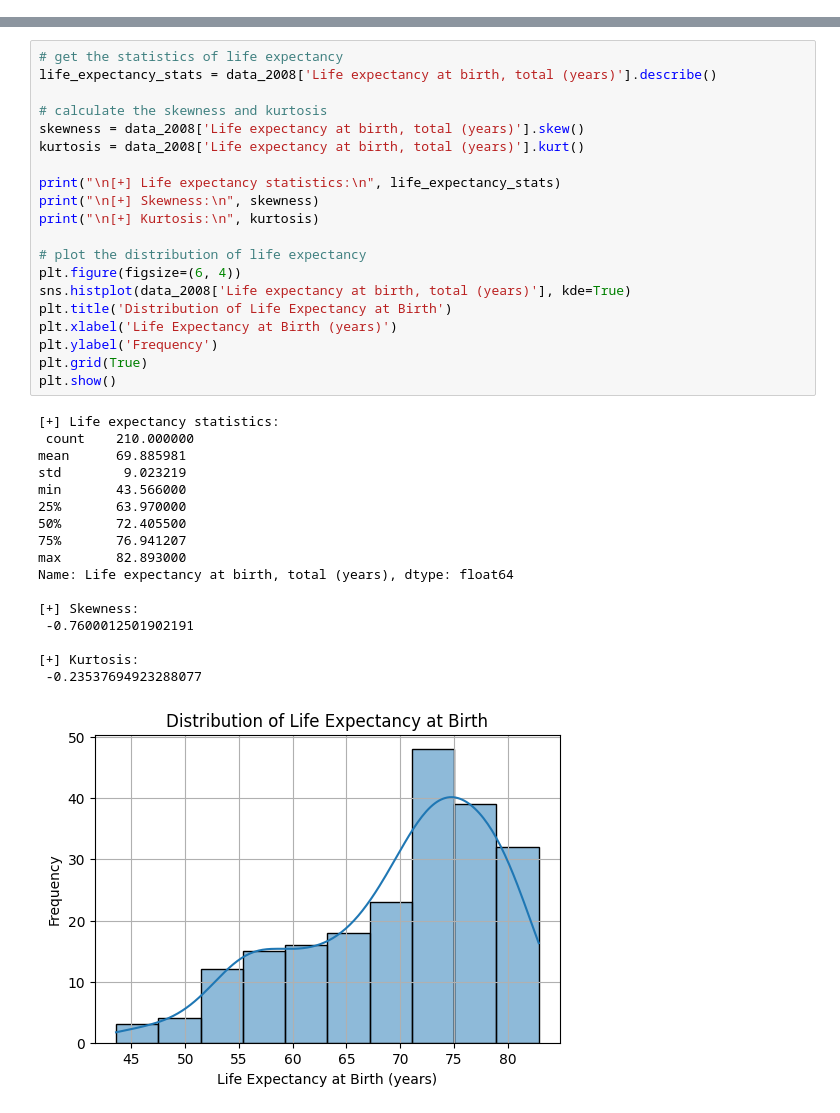
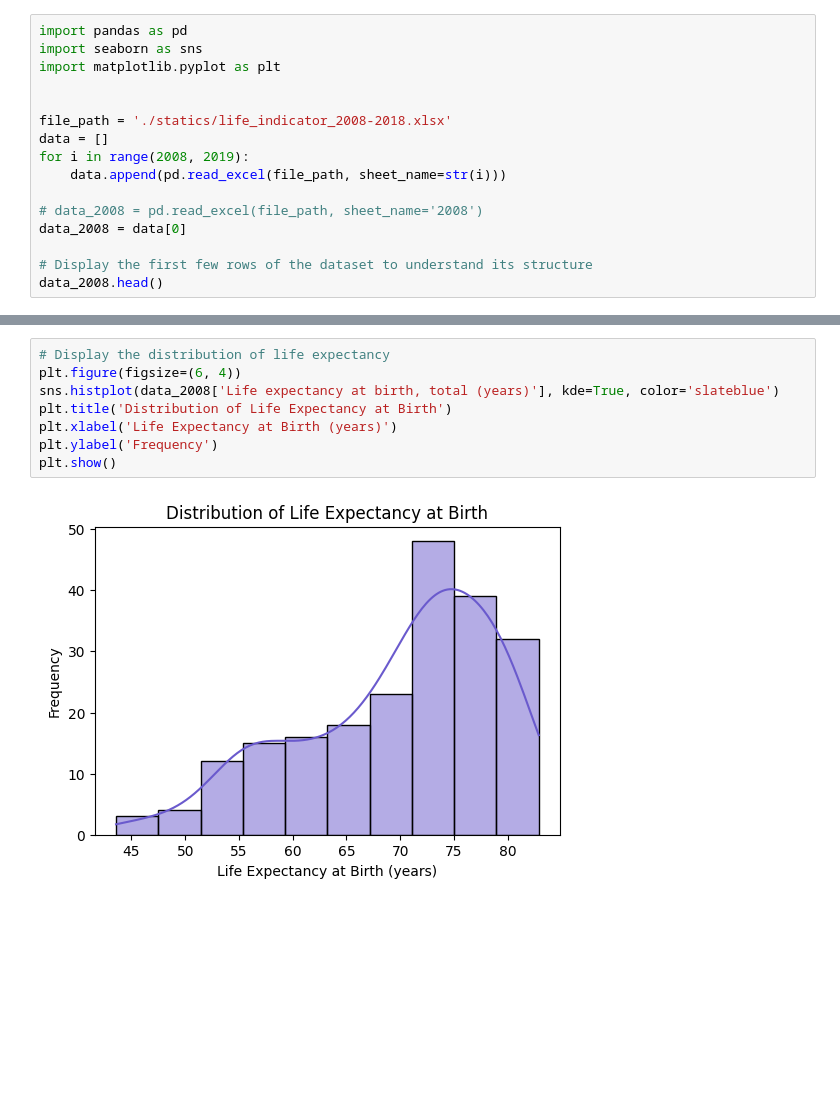
Before and after one commit to LiferLifer/EE340_SLforDS_Final_Project, a Jupyter notebook: project_01/task5.ipynb, the cells around one changed output, grey strips where cells are left out. Saved outputs shown, nothing was run; the diff lists cells and outputs as text; blank space fills up the shorter version.

```diff
--- a/project_01/task5.ipynb
+++ b/project_01/task5.ipynb
@@ -63,0 +1,16 @@ Life expectancy at birth, total (years)
+# %%
+import pandas as pd
+import seaborn as sns
+import matplotlib.pyplot as plt
+
+
+file_path = './statics/life_indicator_2008-2018.xlsx'
+data = []
+for i in range(2008, 2019):
+    data.append(pd.read_excel(file_path, sheet_name=str(i)))
+
+# data_2008 = pd.read_excel(file_path, sheet_name='2008')
+data_2008 = data[0]
+
+# Display the first few rows of the dataset to understand its structure
+data_2008.head()
@@ -64,38 +41,10 @@ Life expectancy at birth, total (years)
 # %%
-# get the statistics of life expectancy
-life_expectancy_stats = data_2008['Life expectancy at birth, total (years)'].describe()
-
-# calculate the skewness and kurtosis
-skewness = data_2008['Life expectancy at birth, total (years)'].skew()
-kurtosis = data_2008['Life expectancy at birth, total (years)'].kurt()
-
-print("\n[+] Life expectancy statistics:\n", life_expectancy_stats)
-print("\n[+] Skewness:\n", skewness)
-print("\n[+] Kurtosis:\n", kurtosis)
-
-# plot the distribution of life expectancy
+# Display the distribution of life expectancy
 plt.figure(figsize=(6, 4))
-sns.histplot(data_2008['Life expectancy at birth, total (years)'], kde=True)
+sns.histplot(data_2008['Life expectancy at birth, total (years)'], kde=True, color='slateblue')
 plt.title('Distribution of Life Expectancy at Birth')
 plt.xlabel('Life Expectancy at Birth (years)')
 plt.ylabel('Frequency')
-plt.grid(True)
 plt.show()
 # %% [output]
-[+] Life expectancy statistics:
- count    210.000000
-mean      69.885981
-std        9.023219
-min       43.566000
-25%       63.970000
-50%       72.405500
-75%       76.941207
-max       82.893000
-Name: Life expectancy at birth, total (years), dtype: float64
-
-[+] Skewness:
- -0.7600012501902191
-
-[+] Kurtosis:
- -0.23537694923288077
-[figure, old version]
+[figure, new version]
```
Also changed, not shown: parts of 26 cells of this notebook, 12 other files.
